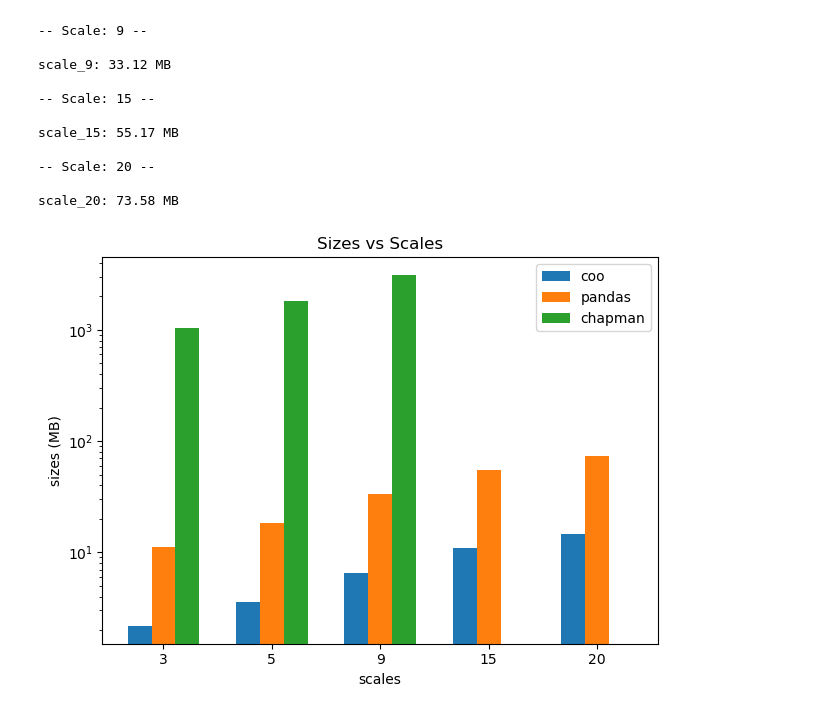
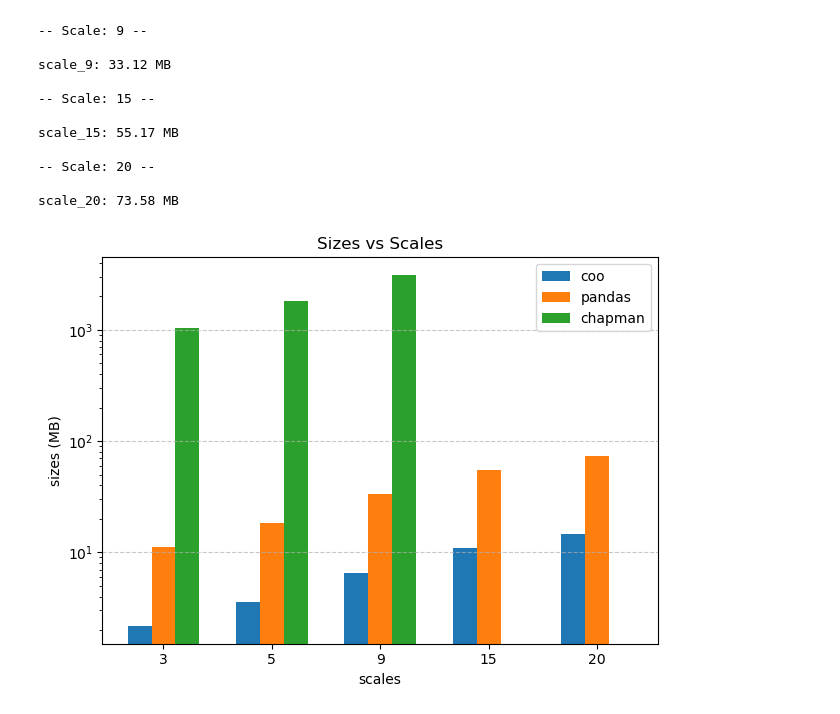
Before and after one commit to yuyan-z/tensor_prov, a Jupyter notebook: examples/TCP-DI.ipynb, the cells around one changed output. Drawn from its saved outputs; the diff is of its cells as text; code cells hidden in the pictures.

```diff
--- a/examples/TCP-DI.ipynb
+++ b/examples/TCP-DI.ipynb
@@ -173,25 +170,26 @@ scale_20: 73.58 MB
 # %%
 import numpy as np
 import matplotlib.pyplot as plt
 
 sizes_chapman = [1.02, 1.78, 3.04, 0, 0]
 sizes_chapman = [x * 1024 for x in sizes_chapman]
 
 x = np.arange(len(scales))
 width = 0.22
 
 plt.figure()
 plt.bar(x - width,          sizes_coo,     width=width, label='coo',     color='tab:blue')
 plt.bar(x,                  sizes_pandas,  width=width, label='pandas',  color='tab:orange')
 plt.bar(x + width,          sizes_chapman, width=width, label='chapman', color='tab:green')
 
 plt.xticks(x, [str(s) for s in scales])
 plt.xlabel('scales')
 plt.ylabel('sizes (MB)')
 plt.title('Sizes vs Scales')
 plt.yscale("log")
 plt.legend()
+plt.grid(axis="y", linestyle="--", alpha=0.7)
 plt.tight_layout()
 plt.show()
 # %% [output]
-[figure, old version]
+[figure, new version]
```
Also changed, not shown: parts of 5 cells of this notebook, 5 other files.
